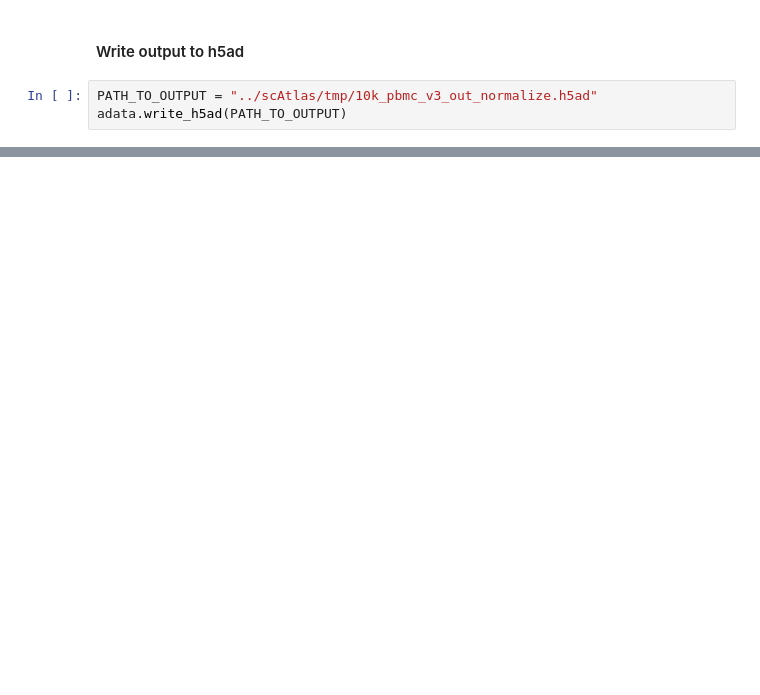
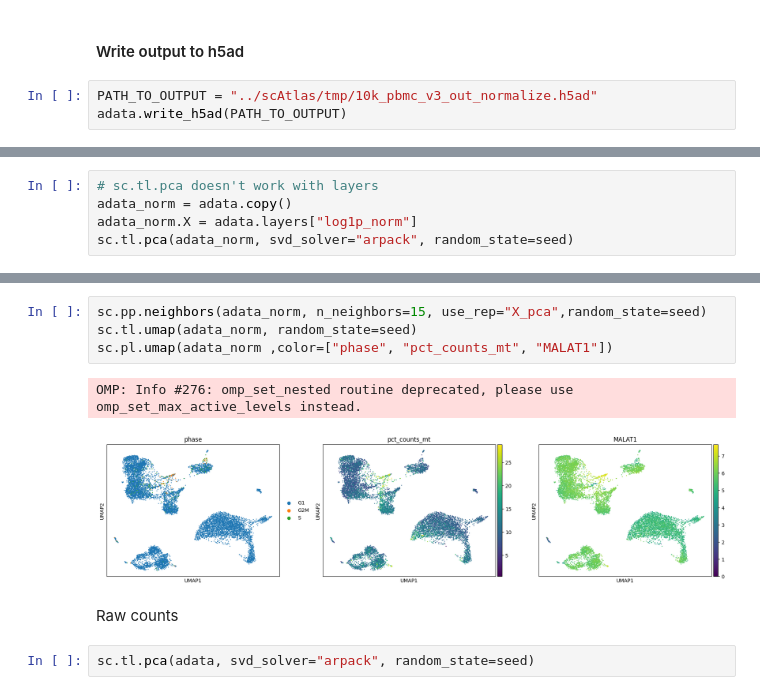
Before and after one commit to WhiteLabGenomics/terraPipelines, a Jupyter notebook: notebook/optimus_normalization.ipynb, the cells around one changed output, grey strips where cells are left out. Saved outputs shown, nothing was run; the diff lists cells and outputs as text; blank space fills up the shorter version.

```diff
--- a/notebook/optimus_normalization.ipynb
+++ b/notebook/optimus_normalization.ipynb
@@ -133,0 +80,5 @@ adata.write_h5ad(PATH_TO_OUTPUT)
+# %%
+# sc.tl.pca doesn't work with layers
+adata_norm = adata.copy()
+adata_norm.X = adata.layers["log1p_norm"]
+sc.tl.pca(adata_norm, svd_solver="arpack", random_state=seed)
@@ -133,0 +127,11 @@ adata.write_h5ad(PATH_TO_OUTPUT)
+# %%
+sc.pp.neighbors(adata_norm, n_neighbors=15, use_rep="X_pca",random_state=seed)
+sc.tl.umap(adata_norm, random_state=seed)
+sc.pl.umap(adata_norm ,color=["phase", "pct_counts_mt", "MALAT1"])
+# %% [output]
+OMP: Info #276: omp_set_nested routine deprecated, please use omp_set_max_active_levels instead.
+[figure, added]
+# %% [markdown]
+Raw counts
+# %%
+sc.tl.pca(adata, svd_solver="arpack", random_state=seed)
```
Also changed, not shown: parts of 17 cells of this notebook, 1 other file.
